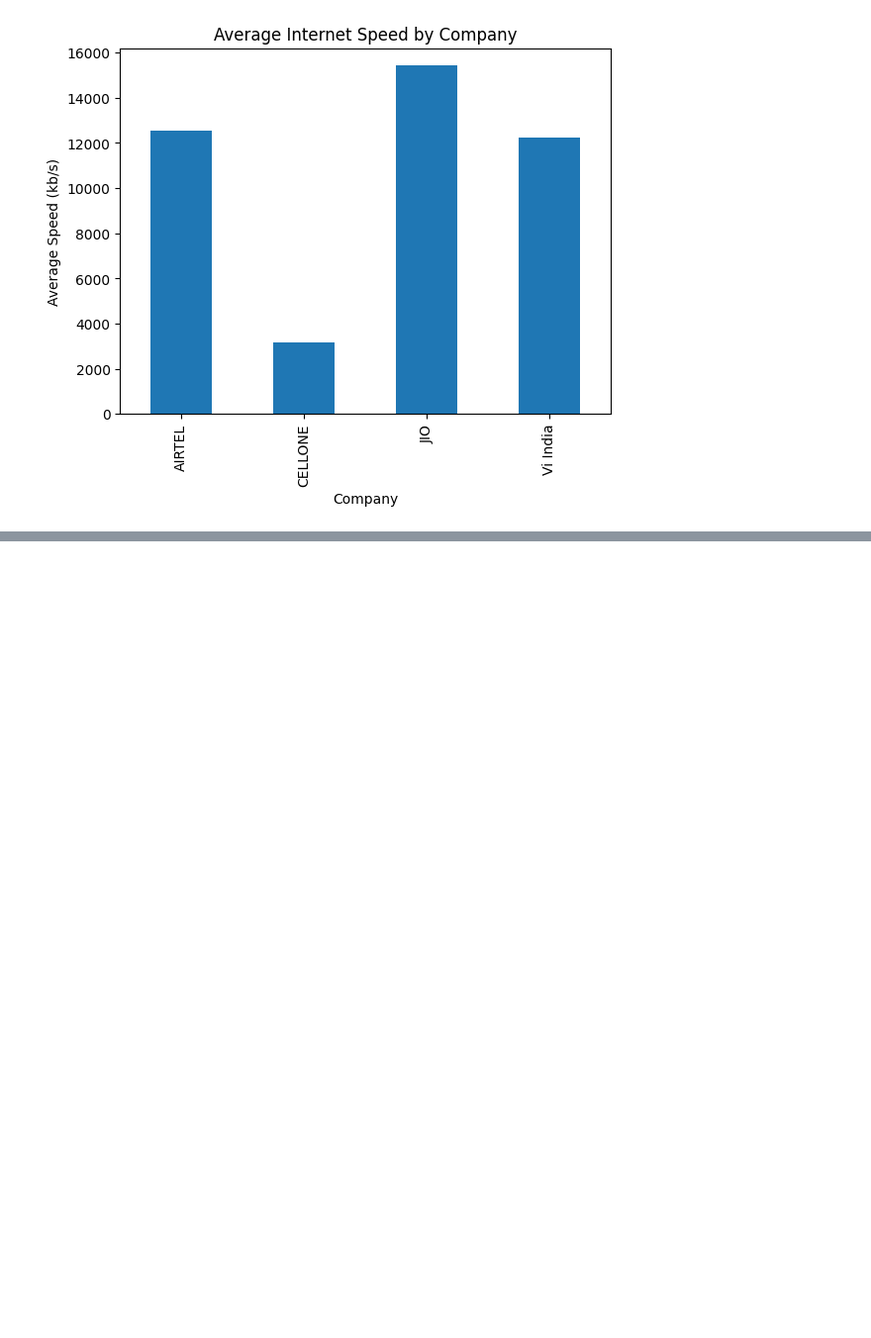
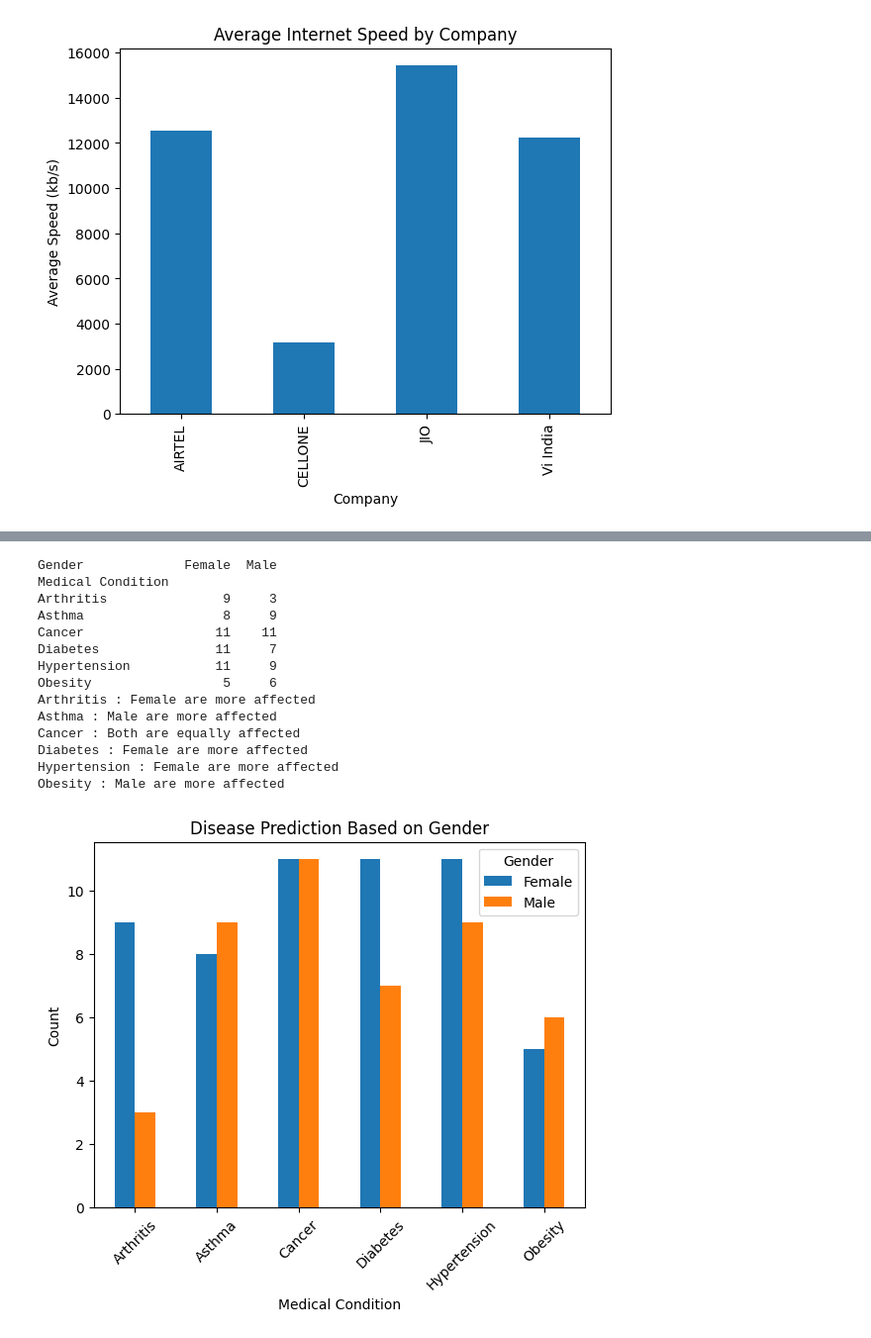
Before and after one commit to Thanujaroyal24/day-3.DiagnosticAnalytics, a Jupyter notebook: Untitled4.ipynb, the cells around one changed output, grey strips where cells are left out. Shown at 99% size. Saved outputs shown, nothing was run; the diff lists cells and outputs as text; code cells hidden in the pictures; blank space fills up the shorter version.

```diff
--- a/Untitled4.ipynb
+++ b/Untitled4.ipynb
@@ -184,0 +250,49 @@ Name: kb/s, dtype: float64
+# %%
+import pandas as pd
+import matplotlib.pyplot as plt
+
+# Load dataset
+df = pd.read_csv("/content/healthcare_prediction_dataset.csv")
+
+# Count diseases based on gender
+result = pd.crosstab(df["Medical Condition"], df["Gender"])
+
+print(result)
+
+# Find which gender is more affected
+for disease in result.index:
+    male = result.loc[disease, "Male"]
+    female = result.loc[disease, "Female"]
+
+    if male > female:
+        print(disease, ": Male are more affected")
+    elif female > male:
+        print(disease, ": Female are more affected")
+    else:
+        print(disease, ": Both are equally affected")
+
+# Graph
+result.plot(kind="bar")
+
+plt.title("Disease Prediction Based on Gender")
+plt.xlabel("Medical Condition")
+plt.ylabel("Count")
+plt.xticks(rotation=45)
+
+plt.show()
+# %% [output]
+Gender             Female  Male
+Medical Condition
+Arthritis               9     3
+Asthma                  8     9
+Cancer                 11    11
+Diabetes               11     7
+Hypertension           11     9
+Obesity                 5     6
+Arthritis : Female are more affected
+Asthma : Male are more affected
+Cancer : Both are equally affected
+Diabetes : Female are more affected
+Hypertension : Female are more affected
+Obesity : Male are more affected
+[figure, added]
```
Also changed, not shown: parts of 1 cell of this notebook.
